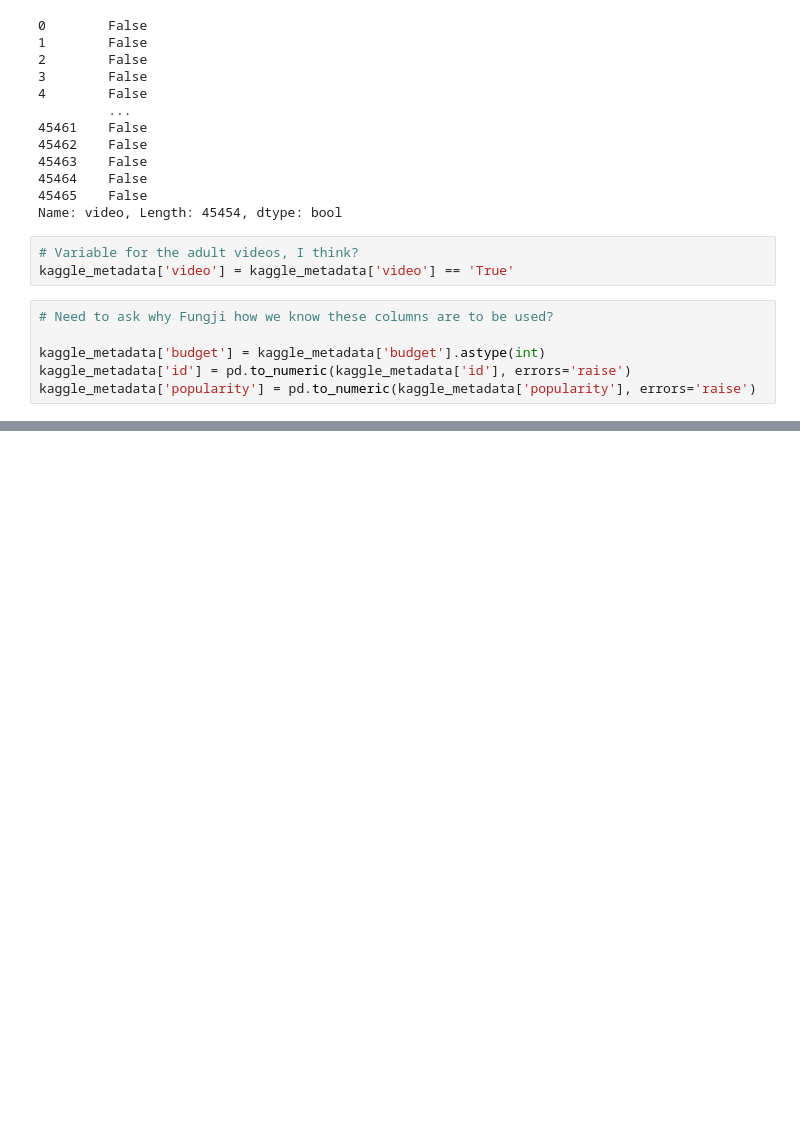
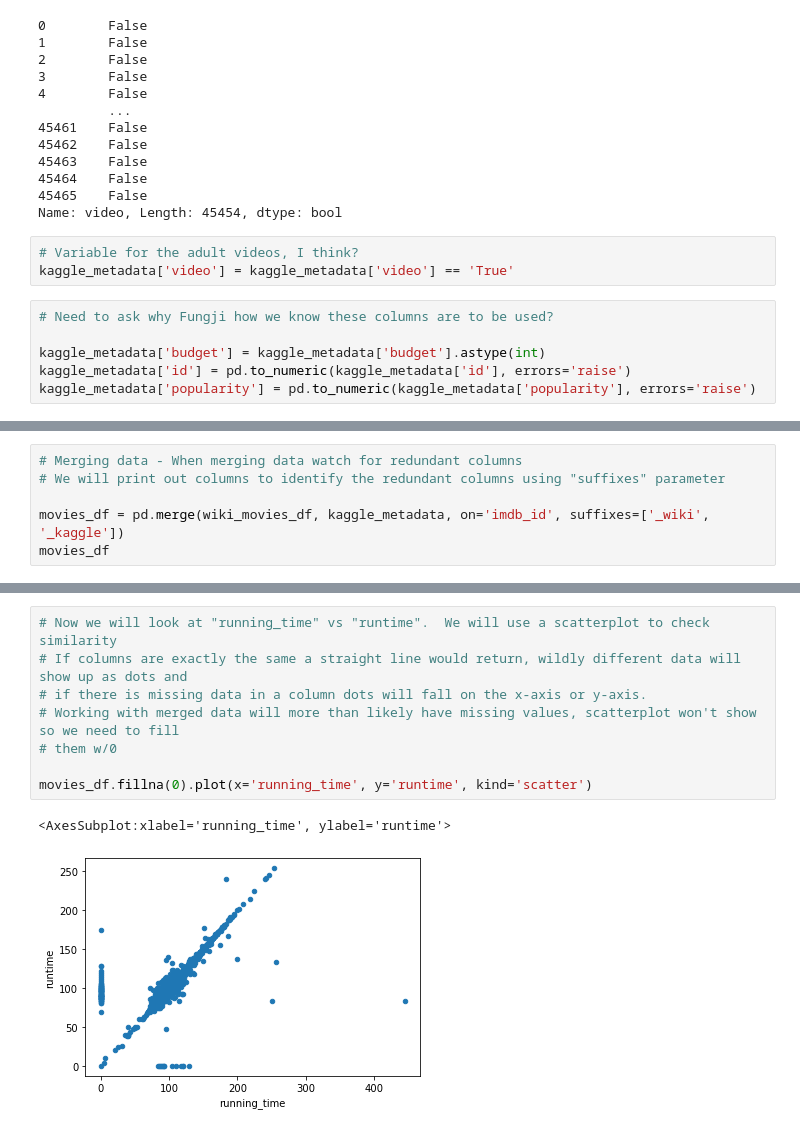
Before and after one commit to bradrobe/Movies-ETL., a Jupyter notebook: movies_practice.ipynb, the cells around one changed output, grey strips where cells are left out. Drawn from its saved outputs; the diff is of its cells as text; blank space fills up the shorter version.

```diff
--- a/movies_practice.ipynb
+++ b/movies_practice.ipynb
@@ -1082,0 +1083,6 @@ Name: rating, dtype: float64
+# %%
+# Merging data - When merging data watch for redundant columns
+# We will print out columns to identify the redundant columns using "suffixes" parameter
+
+movies_df = pd.merge(wiki_movies_df, kaggle_metadata, on='imdb_id', suffixes=['_wiki', '_kaggle'])
+movies_df
@@ -1082,0 +1171,11 @@ Name: rating, dtype: float64
+# %%
+# Now we will look at "running_time" vs "runtime".  We will use a scatterplot to check similarity
+# If columns are exactly the same a straight line would return, wildly different data will show up as dots and
+# if there is missing data in a column dots will fall on the x-axis or y-axis.
+# Working with merged data will more than likely have missing values, scatterplot won't show so we need to fill
+# them w/0
+
+movies_df.fillna(0).plot(x='running_time', y='runtime', kind='scatter')
+# %% [output]
+<AxesSubplot:xlabel='running_time', ylabel='runtime'>
+[figure, added]
```
Also changed, not shown: parts of 47 cells of this notebook.
